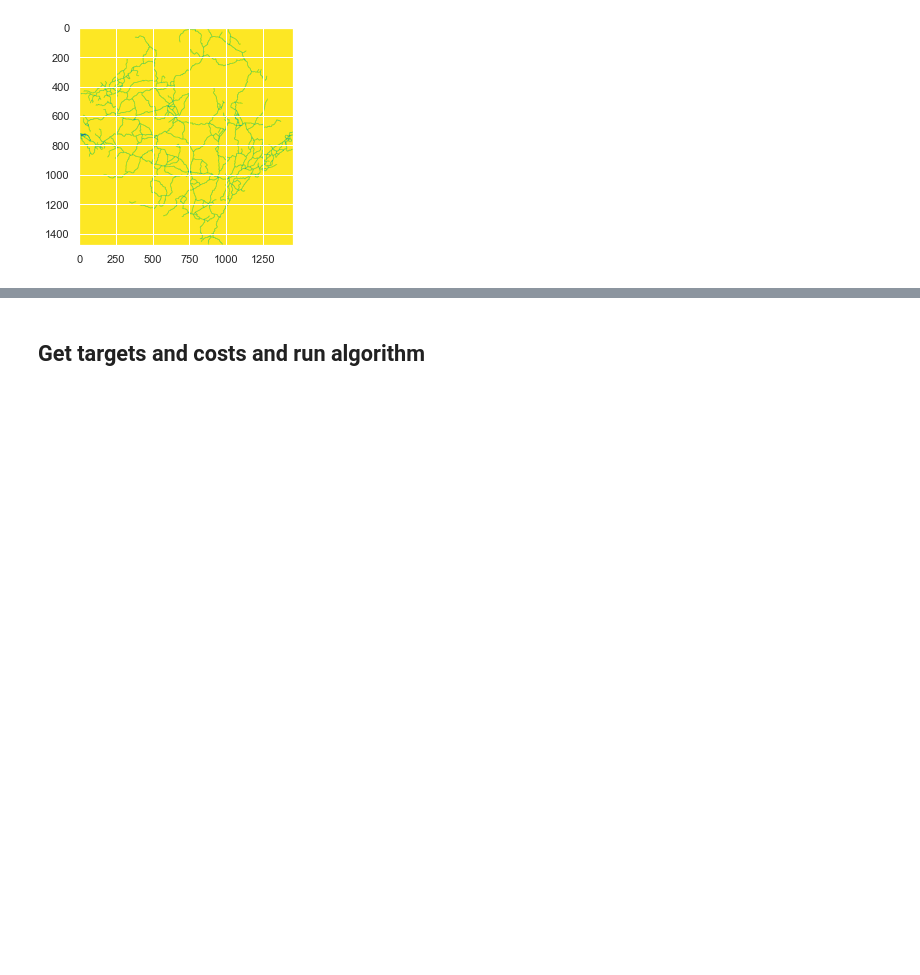
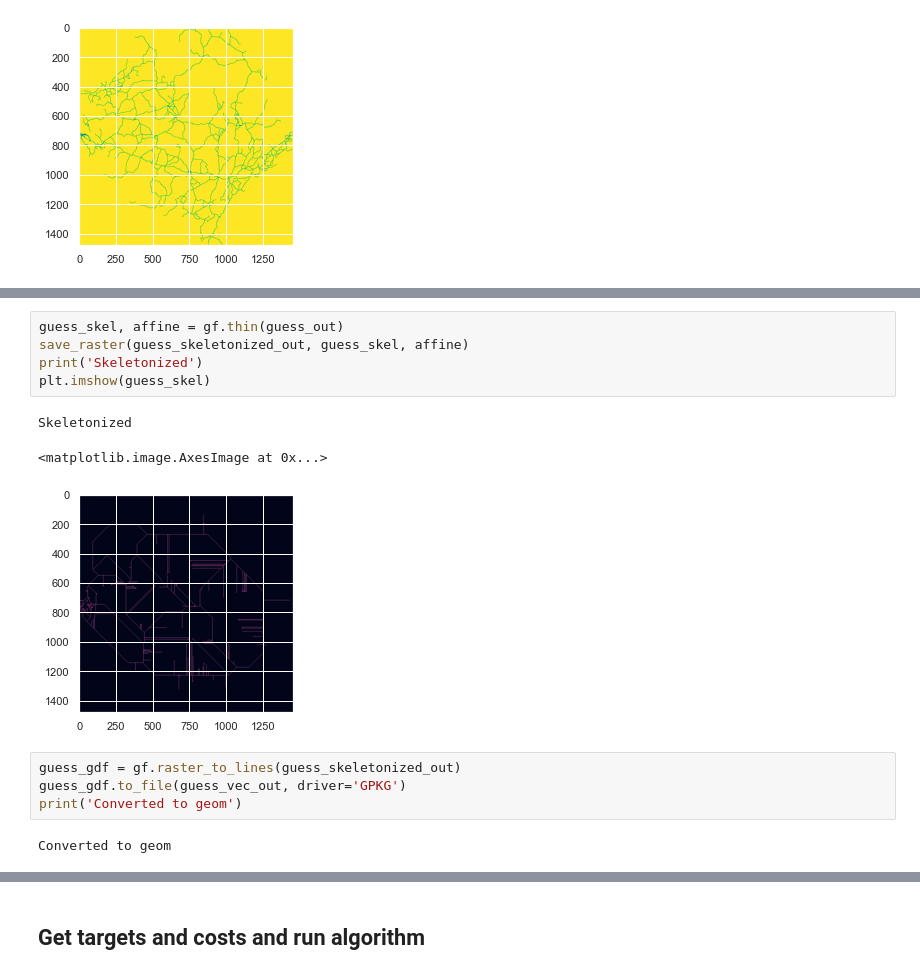
Before and after one commit to akorkovelos/gridfinder, a Jupyter notebook: example.ipynb, the cells around one changed output, grey strips where cells are left out. Drawn from its saved outputs; the diff is of its cells as text; blank space fills up the shorter version.

```diff
--- a/example.ipynb
+++ b/example.ipynb
@@ -126,0 +168,15 @@ Costs prepared
+# %%
+guess_skel, affine = gf.thin(guess_out)
+save_raster(guess_skeletonized_out, guess_skel, affine)
+print('Skeletonized')
+plt.imshow(guess_skel)
+# %% [output]
+Skeletonized
+<matplotlib.image.AxesImage at 0x...>
+[figure, added]
+# %%
+guess_gdf = gf.raster_to_lines(guess_skeletonized_out)
+guess_gdf.to_file(guess_vec_out, driver='GPKG')
+print('Converted to geom')
+# %% [output]
+Converted to geom
```
Also changed, not shown: parts of 8 cells of this notebook, 8 other files.
